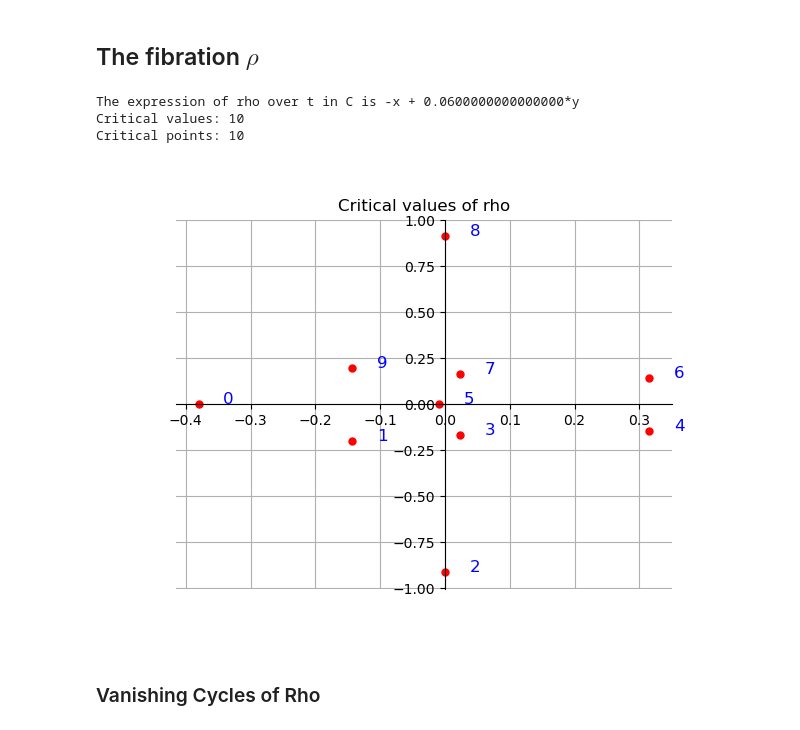
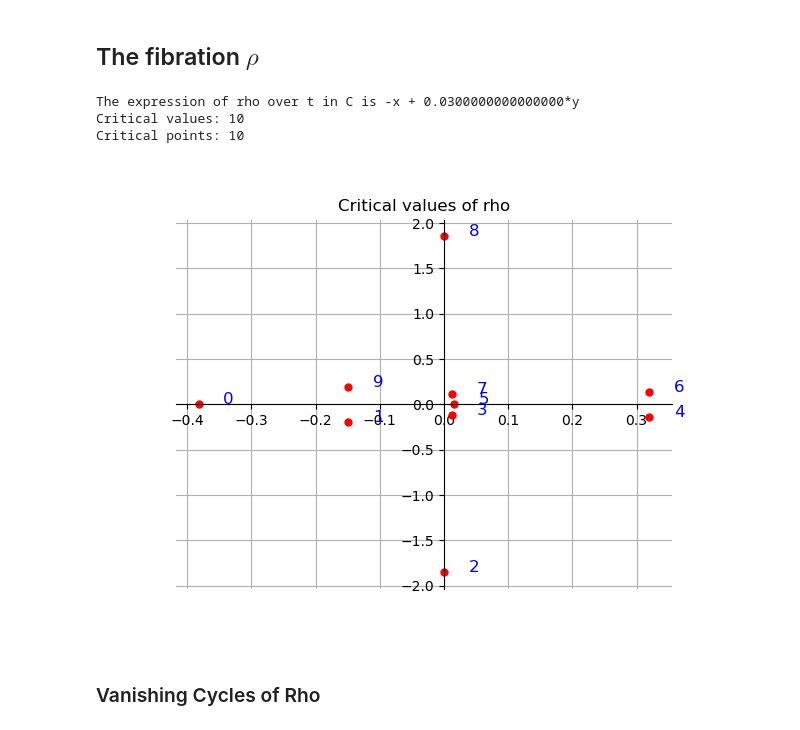
Before and after one commit to ViveLeFrance/Painlev-, a Jupyter notebook: parker.ipynb, the cells around one changed output. Saved outputs shown, nothing was run; the diff lists cells and outputs as text; code cells hidden in the pictures.

```diff
--- a/parker.ipynb
+++ b/parker.ipynb
@@ -93,43 +87,43 @@ rho = ar*x + br*y
 
 # rho = rho.subs({ar: 3*e^(2*Pi*I*-0.05).n(), br: 8*e^(2*I*Pi*0.08).n()})
 
-rho = rho.subs({ar: -1, br: 0.06})
-origin_fibre_rho = -0.1
+rho = rho.subs({ar: -1, br: 0.03})
+origin_fibre_rho = 0
 
 rho_t = rho.subs(solvefor == t_fibre)
 rho_0 = rho_t.subs(t==origin_fibre)
 
 rho = LefschetzFibration([x,y], t_fibre.subs(t==origin_fibre), rho_0)
 
 crit_points_rho = rho.get_critical_points()
 crit_values_rho = sort_by_angle(rho.get_critical_values())
 
 # Somehow crit values is bugging out
 
 # a = var('a', domain=CC)
 # constraints = [rho.domain==0]
 # gradient_constraints = [rho.domain.diff(variable) == a*rho.fibration.diff(variable) for variable in rho.variables]
 # a_solved = solve(gradient_constraints[0], a)[0]
 # b = gradient_constraints[0]
 # gradient_constraints = [constraint.lhs() - constraint.rhs().subs(a_solved) ==0 for constraint in gradient_constraints[1:]]
 # constraints.extend(gradient_constraints)
 # print(constraints)
 
 # crit_points_rho = solve(constraints, rho.variables)
 # crit_points_rho = [[expression.lhs() == expression.rhs().n() for expression in solution] for solution in crit_points_rho]
 # crit_values_rho = sort_by_angle([rho(cpoint) for cpoint in crit_points_rho])
 
 # print(crit_points_rho)
 
 print(f'The expression of rho over t in C is {rho_t}')
 print(f'Critical values: {len(crit_values_rho)}')
 print(f'Critical points: {len(crit_points_rho)}')
 plot_points_ordered(crit_values_rho, origin_fibre=origin_fibre_rho, title="Critical values of rho")
 # %% [output]
-The expression of rho over t in C is -x + 0.0600000000000000*y
+The expression of rho over t in C is -x + 0.0300000000000000*y
 Critical values: 10
 Critical points: 10
-[figure, old version]
+[figure, new version]
 # %% [markdown]
 ### Vanishing Cycles of Rho
 # %% [markdown]
```
Also changed, not shown: parts of 9 cells of this notebook, 1 other file.
